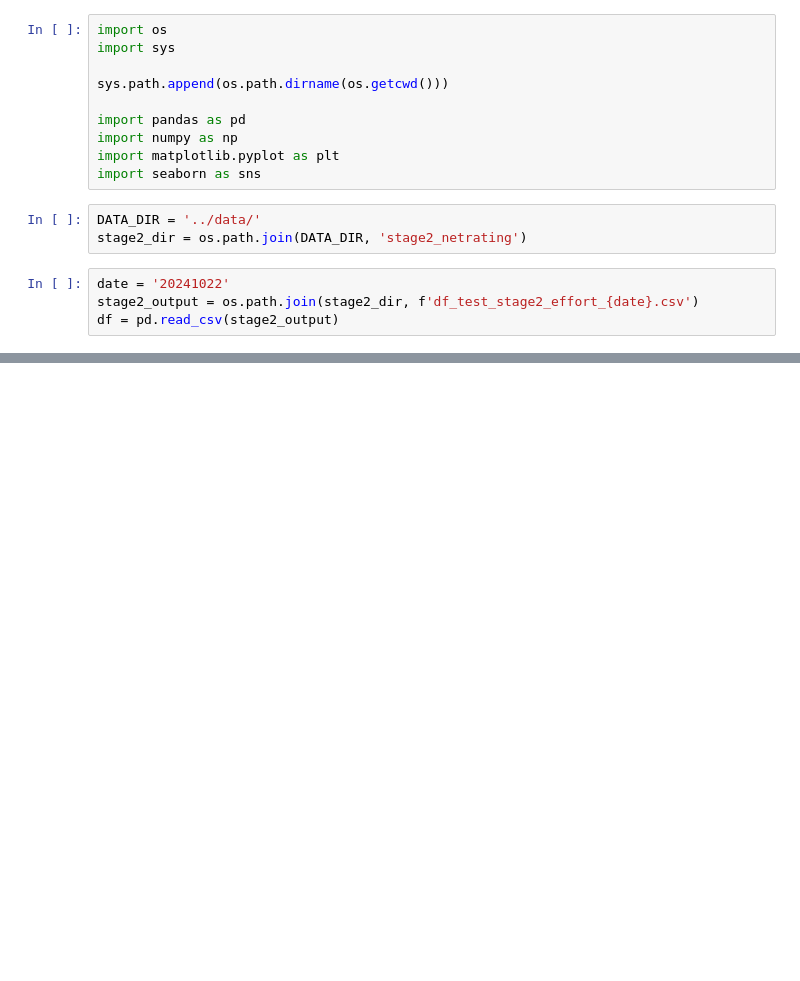
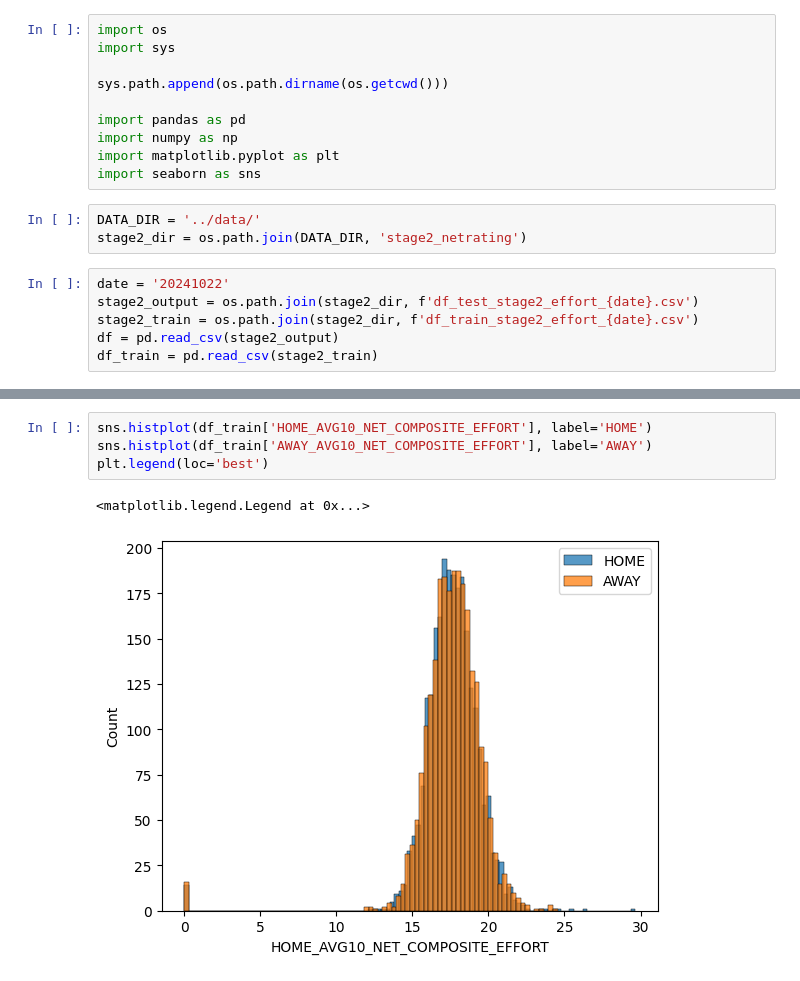
Before and after one commit to samluxenberg1/nba_hustle_sdg, a Jupyter notebook: notebooks/diff_game_game_theory.ipynb, the cells around one changed output, grey strips where cells are left out. Saved outputs shown, nothing was run; the diff lists cells and outputs as text; blank space fills up the shorter version.

Commit message:
added home and away effort columns to stage 2 output, added interpretations of values

```diff
--- a/notebooks/diff_game_game_theory.ipynb
+++ b/notebooks/diff_game_game_theory.ipynb
@@ -14,7 +14,9 @@ stage2_dir = os.path.join(DATA_DIR, 'stage2_netrating')
 # %%
 date = '20241022'
 stage2_output = os.path.join(stage2_dir, f'df_test_stage2_effort_{date}.csv')
+stage2_train = os.path.join(stage2_dir, f'df_train_stage2_effort_{date}.csv')
 df = pd.read_csv(stage2_output)
+df_train = pd.read_csv(stage2_train)
 # %%
 df.rename(columns={'y_pred_test':'pred_nrtg'}, inplace=True)
 df
@@ -24,0 +36,7 @@ df
+# %%
+sns.histplot(df_train['HOME_AVG10_NET_COMPOSITE_EFFORT'], label='HOME')
+sns.histplot(df_train['AWAY_AVG10_NET_COMPOSITE_EFFORT'], label='AWAY')
+plt.legend(loc='best')
+# %% [output]
+<matplotlib.legend.Legend at 0x...>
+[figure, added]
```
Also changed, not shown: parts of 11 cells of this notebook, 2 other files.
